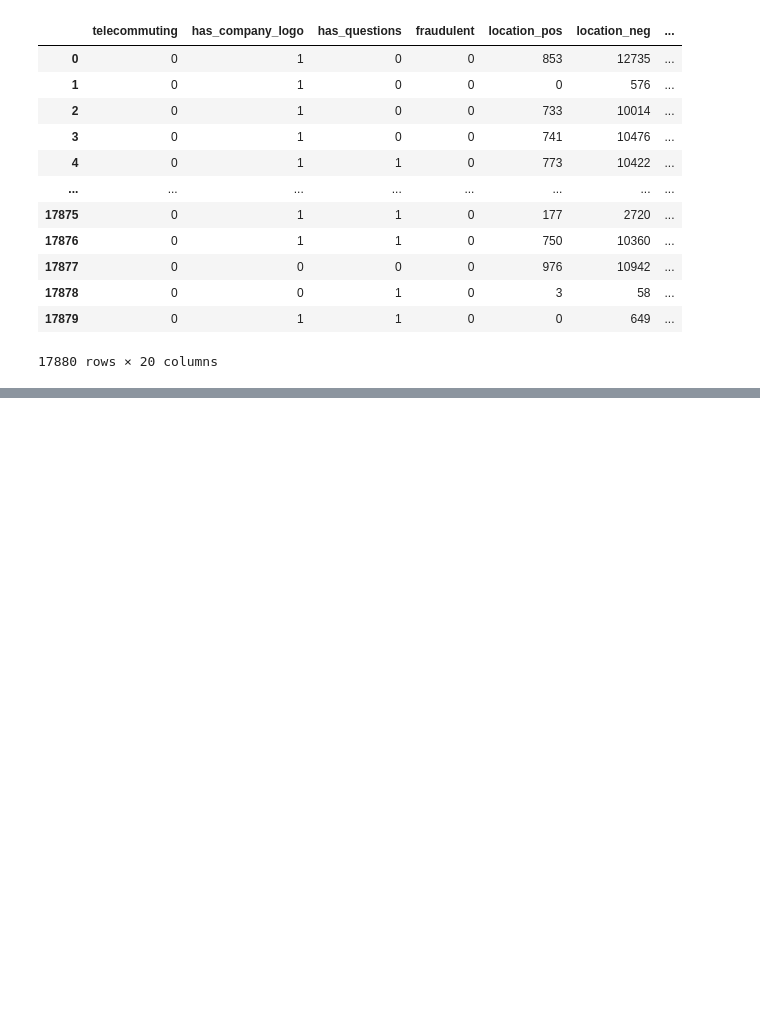
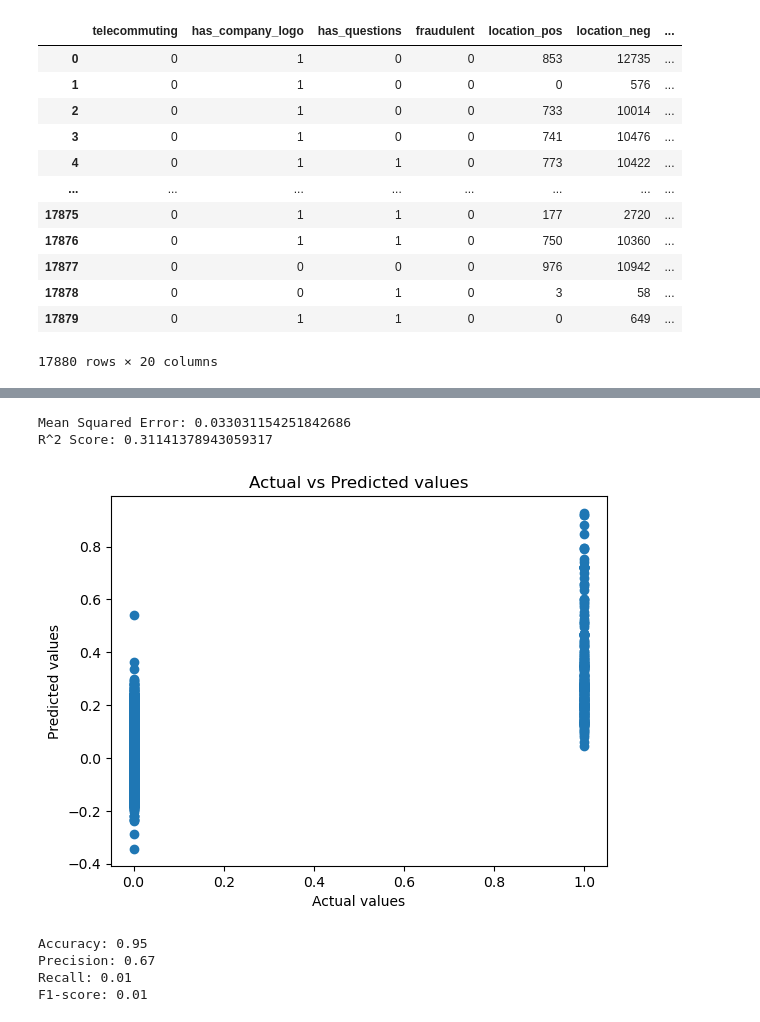
Before and after one commit to DineshMv/INS_Project, a Jupyter notebook: Milestone3_Trails/draft-2.ipynb, the cells around one changed output, grey strips where cells are left out. Cells and saved outputs as stored; diff of their text form; code cells hidden in the pictures; blank space fills up the shorter version.

```diff
--- a/Milestone3_Trails/draft-2.ipynb
+++ b/Milestone3_Trails/draft-2.ipynb
@@ -501,0 +681,66 @@ x_test = scaler.transform(x_test)
+# %%
+#Linear Regression
+
+from sklearn.linear_model import LinearRegression
+from sklearn.metrics import mean_squared_error, r2_score
+from sklearn.model_selection import train_test_split
+import numpy as np
+
+
+reg = LinearRegression()
+
+# Fit the model using the training data
+reg.fit(x_train, y_train)
+
+# Predict the target values for the test data
+y_pred = reg.predict(x_test)
+
+# Compute the mean squared error and R^2 score for the model
+mse = mean_squared_error(y_test, y_pred)
+r2 = r2_score(y_test, y_pred)
+
+print('Mean Squared Error:', mse)
+print('R^2 Score:', r2)
+
+
+
+# Plot the data
+plt.scatter(y_test, y_pred)
+plt.xlabel('Actual values')
+plt.ylabel('Predicted values')
+plt.title('Actual vs Predicted values')
+plt.show()
+# %% [output]
+Mean Squared Error: 0.033031154251842686
+R^2 Score: 0.31141378943059317
+[figure, added]
+# %%
+#Perceptron:
+
+from sklearn.linear_model import Perceptron
+from sklearn.metrics import accuracy_score
+
+# create an instance of the model
+model = Perceptron()
+
+# train the model
+model.fit(x_train, y_train)
+
+# make predictions
+y_pred = model.predict(x_test)
+
+# evaluate the model
+accuracy = accuracy_score(y_test, y_pred)
+precision = precision_score(y_test, y_pred)
+recall = recall_score(y_test, y_pred)
+f1 = f1_score(y_test, y_pred)
+
+print(f"Accuracy: {accuracy:.2f}")
+print(f"Precision: {precision:.2f}")
+print(f"Recall: {recall:.2f}")
+print(f"F1-score: {f1:.2f}")
+# %% [output]
+Accuracy: 0.95
+Precision: 0.67
+Recall: 0.01
+F1-score: 0.01
```
Also changed, not shown: parts of 25 cells of this notebook.
